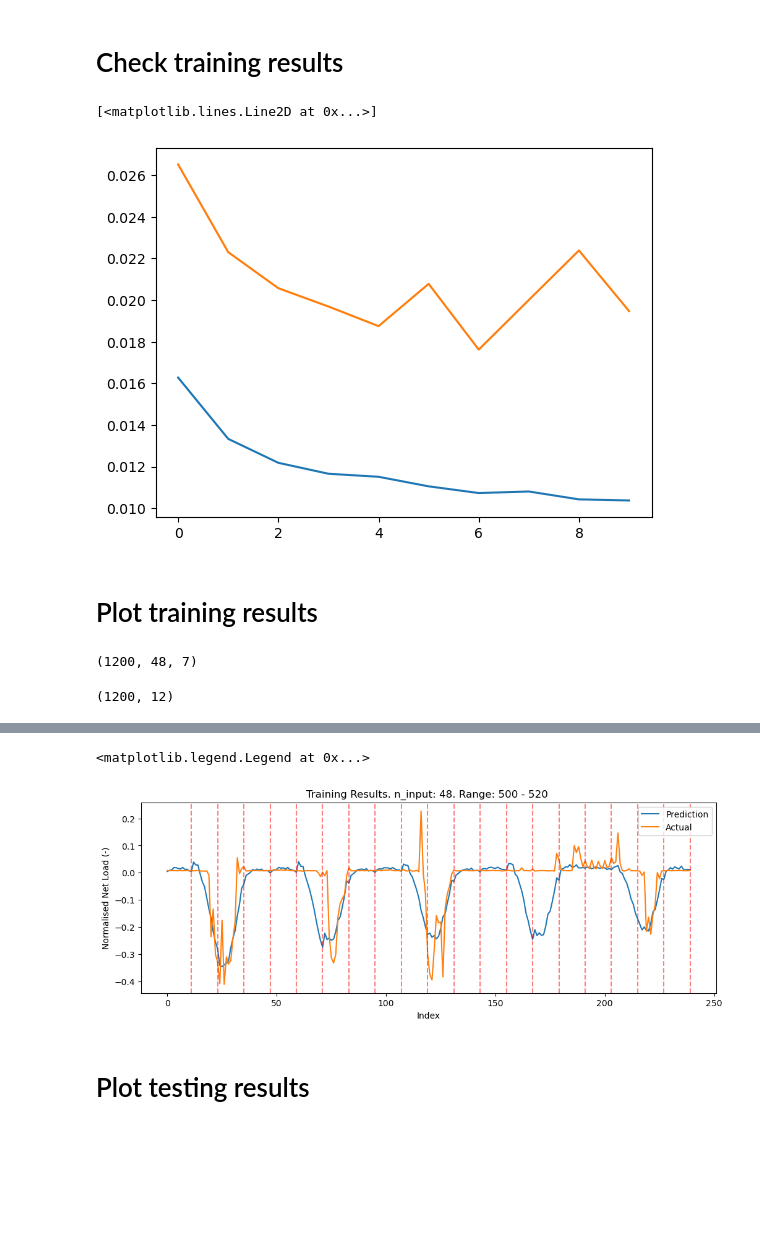
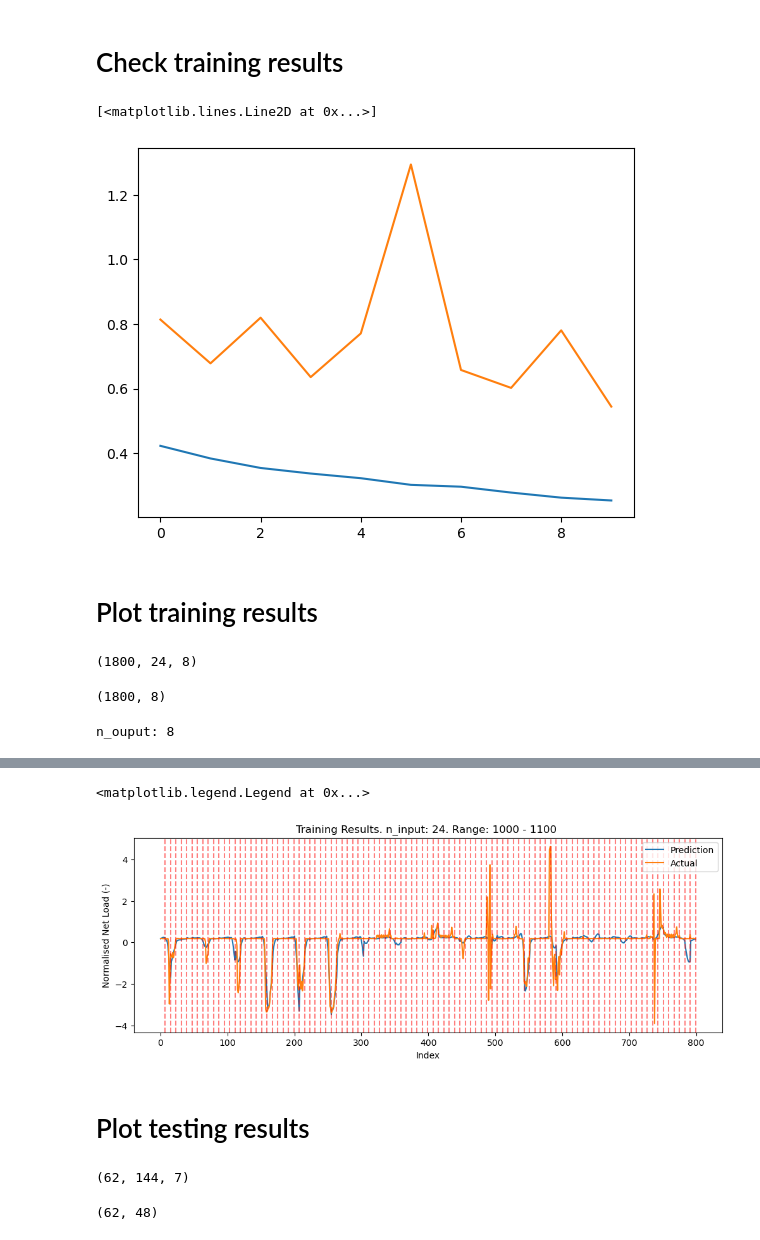
Before and after one commit to dguiraldes/aml_project, a Jupyter notebook: LSTM Modelling v2/elian_LSTM_multivariate.ipynb, the cells around one changed output, grey strips where cells are left out. Saved outputs shown, nothing was run; the diff lists cells and outputs as text; code cells hidden in the pictures; blank space fills up the shorter version.

Commit message:
LSTM

```diff
--- a/LSTM Modelling v2/elian_LSTM_multivariate.ipynb
+++ b/LSTM Modelling v2/elian_LSTM_multivariate.ipynb
@@ -175,15 +175,15 @@ etc. etc.
 # Note: 1 time step = 30 mins
 # Look at the last two weeks to forecast the next 36 hours
 
-# 3 days = 2 * 24 * 3 = 144
-# 24 hours = 2 * 24 = 48
+# 1 day = 2 * 24 * 1 = 24
+# 2 hours = 2 * 2 = 8
 
-n_input = 144
-n_features = 7
-n_output = 48
+n_input = 24
+n_features = 8
+n_output = 8
 
 
 # Select which features are to be inputted into the LSTM i.e., which columns in the df
-df_input = df[['net_load', 'month', 'day', 'hour', 'minute', 'day_of_week', 'season']]
+df_input = df[['net_load', 'year', 'month', 'day', 'hour', 'minute', 'day_of_week', 'season']]
 df_input
 # %% [output]
@@ -204,12 +204,17 @@ df_input
 # %%
-# Define a function for normalization
-def normalize_dataframe(df):
-    normalized_df = df.copy()
-    for column in df.columns:
-        max_value = df[column].abs().max()
-        normalized_df[column] = df[column] / max_value
-    return normalized_df
+# # Define a function for normalization
+# def normalize_dataframe(df):
+#     normalized_df = df.copy()
+#     for column in df.columns:
+#         max_value = df[column].abs().max()
+#         normalized_df[column] = df[column] / max_value
+#     return normalized_df
 
-df_input_scaled = normalize_dataframe(df_input)
+# df_input_scaled = normalize_dataframe(df_input)
+# df_input_scaled
+
+
+scaler = StandardScaler()
+df_input_scaled = pd.DataFrame(scaler.fit_transform(df_input), columns=df_input.columns)
 df_input_scaled
 # %% [output]
@@ -357,7 +371,8 @@ y_test.shape
 ### Model 1
 # %%
 model1 = Sequential()
-model1.add(LSTM(64, activation='relu', input_shape=(X_train.shape[1], X_train.shape[2]), return_sequences=True))
+model1.add(LSTM(128, activation='relu', input_shape=(X_train.shape[1], X_train.shape[2]), return_sequences=True))
+model1.add(LSTM(64, activation='relu', return_sequences=True ))
 model1.add(LSTM(32, activation='relu'))
 model1.add(Dropout(0.2))
 model1.add(Dense(y_train.shape[1]))
@@ -381,7 +398,7 @@ Model: "sequential_4"
  Non-trainable params: 0 (0.00 B)
 # %%
 cp1 = ModelCheckpoint('model2.keras', save_best_only=True)
-model1.compile(loss='mse', optimizer=Adam(learning_rate=0.0001), metrics=[MeanSquaredError(), MeanAbsoluteError()])
+model1.compile(loss='mse', optimizer=Adam(learning_rate=0.001), metrics=[MeanSquaredError(), MeanAbsoluteError()])
 # %% [markdown]
 # Fit LSTM model
 # %%
@@ -397,7 +432,7 @@ plt.plot(history.history['loss'], label='Training Loss')
 plt.plot(history.history['val_loss'], label='Validation Loss')
 # %% [output]
 [<matplotlib.lines.Line2D at 0x...>]
-[figure, old version]
+[figure, new version]
 # %% [markdown]
 # Plot training results
 # %%
@@ -410,18 +445,22 @@ y_train_input = y_train[::n_output]
 # %%
 X_train_input.shape
 # %% [output]
-(1200, 48, 7)
+(1800, 24, 8)
 # %%
 y_train_input.shape
 # %% [output]
-(1200, 12)
+(1800, 8)
+# %%
+print(f"n_ouput: {n_output}")
+# %% [output]
+n_ouput: 8
 # %%
 # Parameters to change to better visualise the training results
 
 # 1 = n_output e.g., 24 hours or maybe 1 week depending
 
-start_section = 500
-end_section = 520
+start_section = 1000
+end_section = 1100
 diff = end_section-start_section
 
 
@@ -471,5 +507,5 @@ plt.legend()
 <matplotlib.legend.Legend at 0x...>
-[figure, old version]
+[figure, new version]
 # %% [markdown]
 # Plot testing results
 # %%
@@ -481,8 +517,12 @@ X_test_input = X_test[::n_output]
 y_test_input = y_test[::n_output]
 # %%
 X_test_input.shape
+# %% [output]
+(62, 144, 7)
 # %%
 y_test_input.shape
+# %% [output]
+(62, 48)
 # %%
 # Parameters to change to better visualise the training results
 
```
Also changed, not shown: parts of 18 cells of this notebook, 2 other files.
